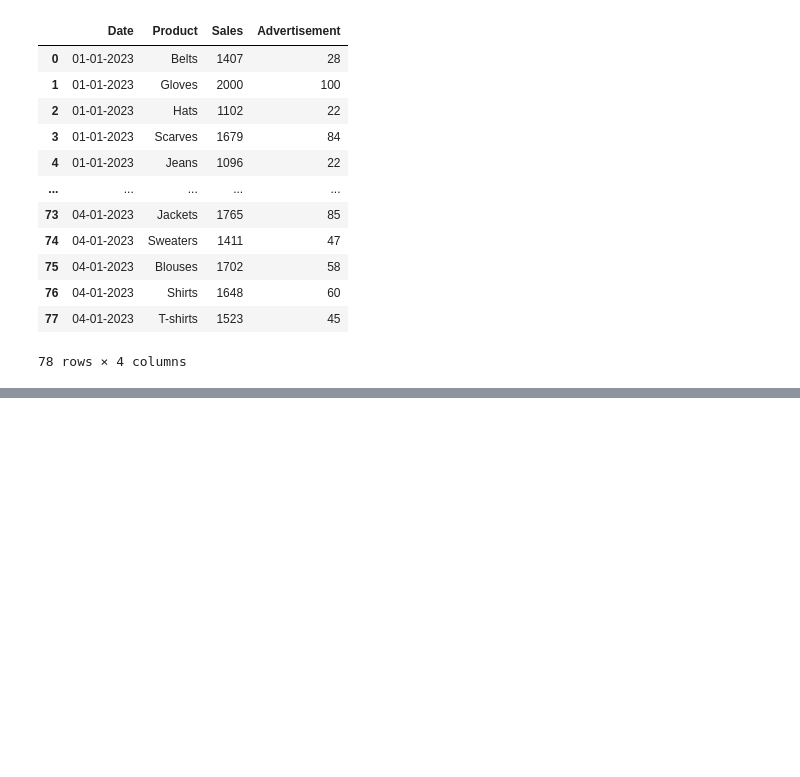
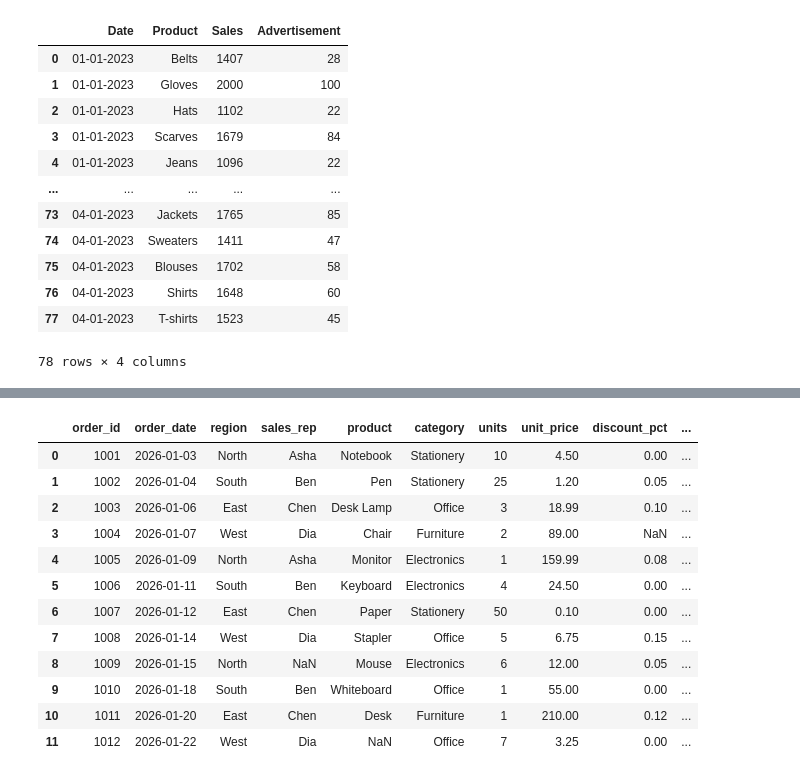
Before and after one commit to NishmthaM/Python_pandas, a Jupyter notebook: Python_Pandas.ipynb, the cells around one changed output, grey strips where cells are left out. Drawn from its saved outputs; the diff is of its cells as text; code cells hidden in the pictures; blank space fills up the shorter version.

```diff
--- a/Python_Pandas.ipynb
+++ b/Python_Pandas.ipynb
@@ -921,0 +967,18 @@ csv_1.drop("Category", axis=1) # delete the perticular given data
+# %%
+import pandas as pd
+a = pd.read_csv("sales_dataset_12_rows.csv")
+a
+# %% [output]
+|  | order_id | order_date | region | sales_rep | product | category | units | unit_price | discount_pct | ... |
+| 0 | 1001 | 2026-01-03 | North | Asha | Notebook | Stationery | 10 | 4.50 | 0.00 | ... |
+| 1 | 1002 | 2026-01-04 | South | Ben | Pen | Stationery | 25 | 1.20 | 0.05 | ... |
+| 2 | 1003 | 2026-01-06 | East | Chen | Desk Lamp | Office | 3 | 18.99 | 0.10 | ... |
+| 3 | 1004 | 2026-01-07 | West | Dia | Chair | Furniture | 2 | 89.00 | NaN | ... |
+| 4 | 1005 | 2026-01-09 | North | Asha | Monitor | Electronics | 1 | 159.99 | 0.08 | ... |
+| 5 | 1006 | 2026-01-11 | South | Ben | Keyboard | Electronics | 4 | 24.50 | 0.00 | ... |
+| 6 | 1007 | 2026-01-12 | East | Chen | Paper | Stationery | 50 | 0.10 | 0.00 | ... |
+| 7 | 1008 | 2026-01-14 | West | Dia | Stapler | Office | 5 | 6.75 | 0.15 | ... |
+| 8 | 1009 | 2026-01-15 | North | NaN | Mouse | Electronics | 6 | 12.00 | 0.05 | ... |
+| 9 | 1010 | 2026-01-18 | South | Ben | Whiteboard | Office | 1 | 55.00 | 0.00 | ... |
+| 10 | 1011 | 2026-01-20 | East | Chen | Desk | Furniture | 1 | 210.00 | 0.12 | ... |
+| 11 | 1012 | 2026-01-22 | West | Dia | NaN | Office | 7 | 3.25 | 0.00 | ... |
```
Also changed, not shown: parts of 19 cells of this notebook.
